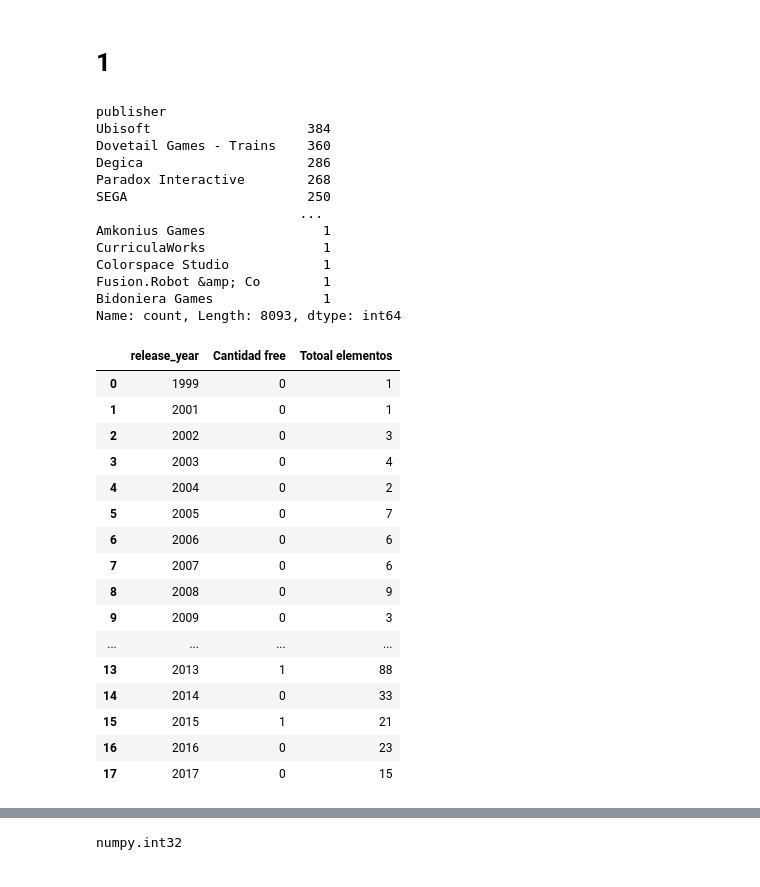
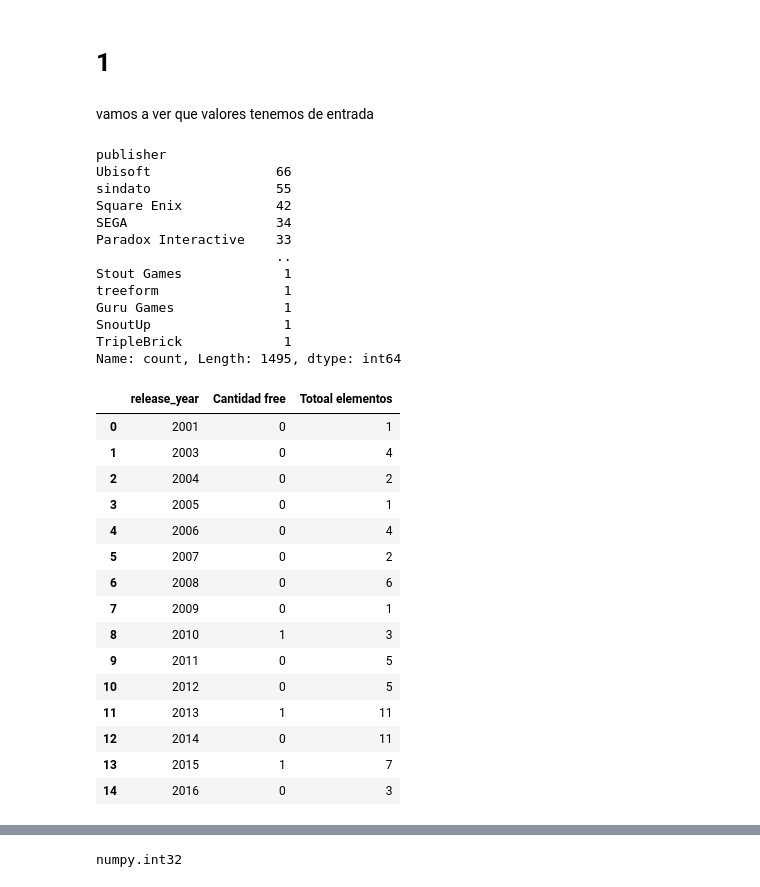
Before and after one commit to rodcordova/data_16_recomendacion, a Jupyter notebook: games_eda_etl.ipynb, the cells around one changed output, grey strips where cells are left out. Drawn from its saved outputs; the diff is of its cells as text; code cells hidden in the pictures.

```diff
--- a/games_eda_etl.ipynb
+++ b/games_eda_etl.ipynb
@@ -230,0 +441,3 @@ steam_games['release_year'] = steam_games['release_date'].dt.year
+# %%
+df_total['user_id'].fillna('sinuserid',inplace=True)
+df_total['user_id'] = df_total['user_id'].astype(str) # Convierto a tipo string
@@ -230,0 +468,4 @@ steam_games['release_year'] = steam_games['release_date'].dt.year
+# %%
+df_total['genres'] = df_total['genres'].apply(lambda x: ast.literal_eval(x) if isinstance(x, str) else []) # de str -> []
+#df_total['genres'].fillna([],inplace=True)
+#df_total['genres'] = df_total['genres'].astype(list) # Convierto a tipo string
@@ -230,0 +496,10 @@ steam_games['release_year'] = steam_games['release_date'].dt.year
+# %%
+df_total['developer'].fillna('sindev',inplace=True)
+df_total['developer'] = df_total['developer'].astype(str) # Convierto a tipo string
+# %%
+# Reemplazar todos los valores NaN por nan
+df_total = df_total.fillna(np.nan)
+#Observamos graficamente los valores nulos
+fig = plt.figure(figsize=(15,15))
+sns.heatmap(df_total.isnull(), cbar=False)
+plt.show()
@@ -234,46 +513,47 @@ steam_games.to_csv('consulta1.csv', index=False)
 #### Hasta aca los datos limpios
 # %% [markdown]
 # 1
+# %% [markdown]
+vamos a ver que valores tenemos de entrada
 # %%
 # Cuenta los valores duplicados en la columna "columna1"
-conteo_duplicados = steam_games['publisher'].value_counts()
+conteo_duplicados = df_total['publisher'].value_counts()
 conteo_duplicados
 # %% [output]
 publisher
-Ubisoft                    384
-Dovetail Games - Trains    360
-Degica                     286
-Paradox Interactive        268
-SEGA                       250
-                          ...
-Amkonius Games               1
-CurriculaWorks               1
-Colorspace Studio            1
-Fusion.Robot &amp; Co        1
-Bidoniera Games              1
-Name: count, Length: 8093, dtype: int64
+Ubisoft                66
+sindato                55
+Square Enix            42
+SEGA                   34
+Paradox Interactive    33
+                       ..
+Stout Games             1
+treeform                1
+Guru Games              1
+SnoutUp                 1
+TripleBrick             1
+Name: count, Length: 1495, dtype: int64
 # %%
 # Agrupado
-filtrado=steam_games[steam_games['publisher']=="Ubisoft"].groupby('release_year')['price'].agg([('Cantidad free',lambda x:(x==0.00).sum()),('Totoal elementos','count')]).reset_index()
+filtrado=df_total[df_total['publisher']=="Ubisoft"].groupby('release_year')['price'].agg([('Cantidad free',lambda x:(x==0.00).sum()),('Totoal elementos','count')]).reset_index()
 filtrado
 # %% [output]
 |  | release_year | Cantidad free | Totoal elementos |
-| 0 | 1999 | 0 | 1 |
-| 1 | 2001 | 0 | 1 |
-| 2 | 2002 | 0 | 3 |
-| 3 | 2003 | 0 | 4 |
-| 4 | 2004 | 0 | 2 |
-| 5 | 2005 | 0 | 7 |
-| 6 | 2006 | 0 | 6 |
-| 7 | 2007 | 0 | 6 |
-| 8 | 2008 | 0 | 9 |
-| 9 | 2009 | 0 | 3 |
-| ... | ... | ... | ... |
-| 13 | 2013 | 1 | 88 |
-| 14 | 2014 | 0 | 33 |
-| 15 | 2015 | 1 | 21 |
-| 16 | 2016 | 0 | 23 |
-| 17 | 2017 | 0 | 15 |
+| 0 | 2001 | 0 | 1 |
+| 1 | 2003 | 0 | 4 |
+| 2 | 2004 | 0 | 2 |
+| 3 | 2005 | 0 | 1 |
+| 4 | 2006 | 0 | 4 |
+| 5 | 2007 | 0 | 2 |
+| 6 | 2008 | 0 | 6 |
+| 7 | 2009 | 0 | 1 |
+| 8 | 2010 | 1 | 3 |
+| 9 | 2011 | 0 | 5 |
+| 10 | 2012 | 0 | 5 |
+| 11 | 2013 | 1 | 11 |
+| 12 | 2014 | 0 | 11 |
+| 13 | 2015 | 1 | 7 |
+| 14 | 2016 | 0 | 3 |
 # %%
 filtrado['porcentaje_free']= filtrado.apply(lambda x:round(x['Cantidad free']/x['Totoal elementos'],2)*100 if x['Totoal elementos']!= 0 else 0,axis=1)
 filtrado
```
Also changed, not shown: parts of 77 cells of this notebook, 8 other files.
